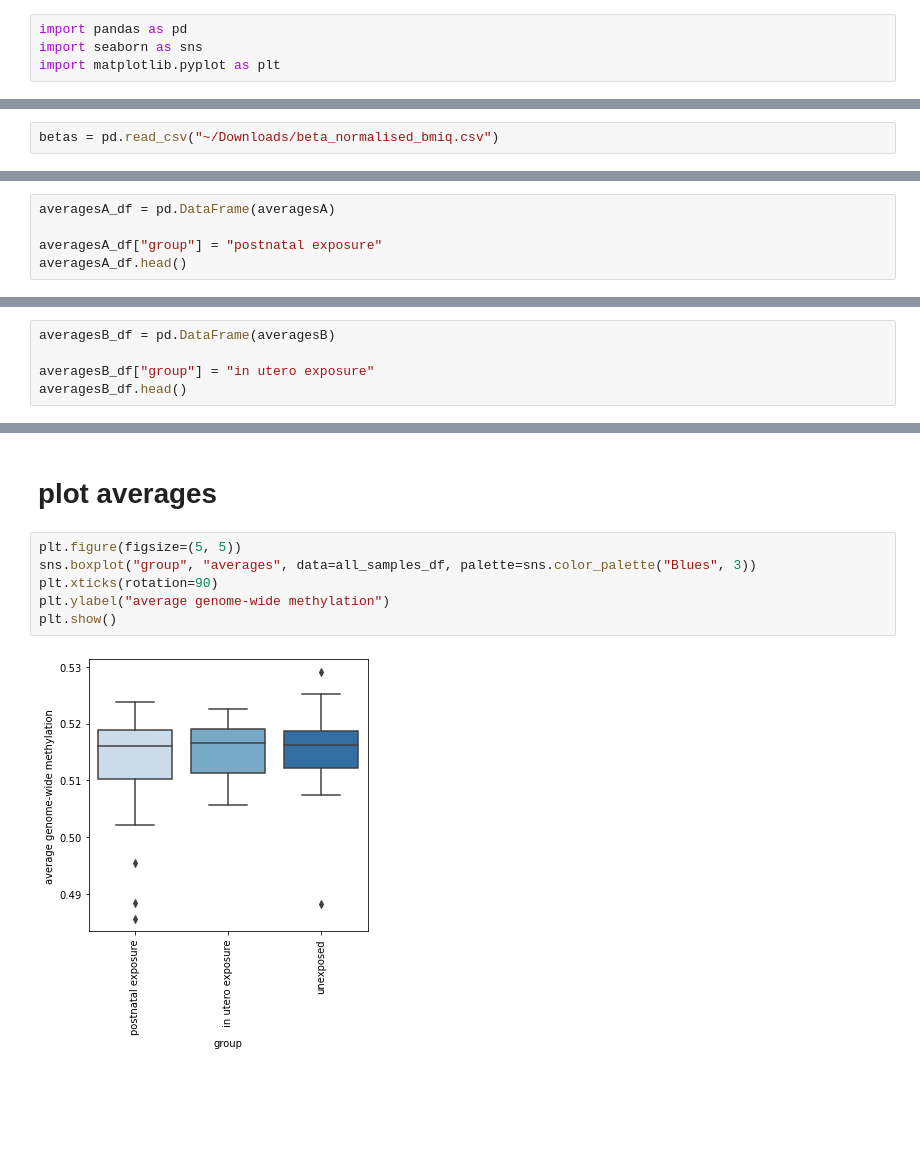
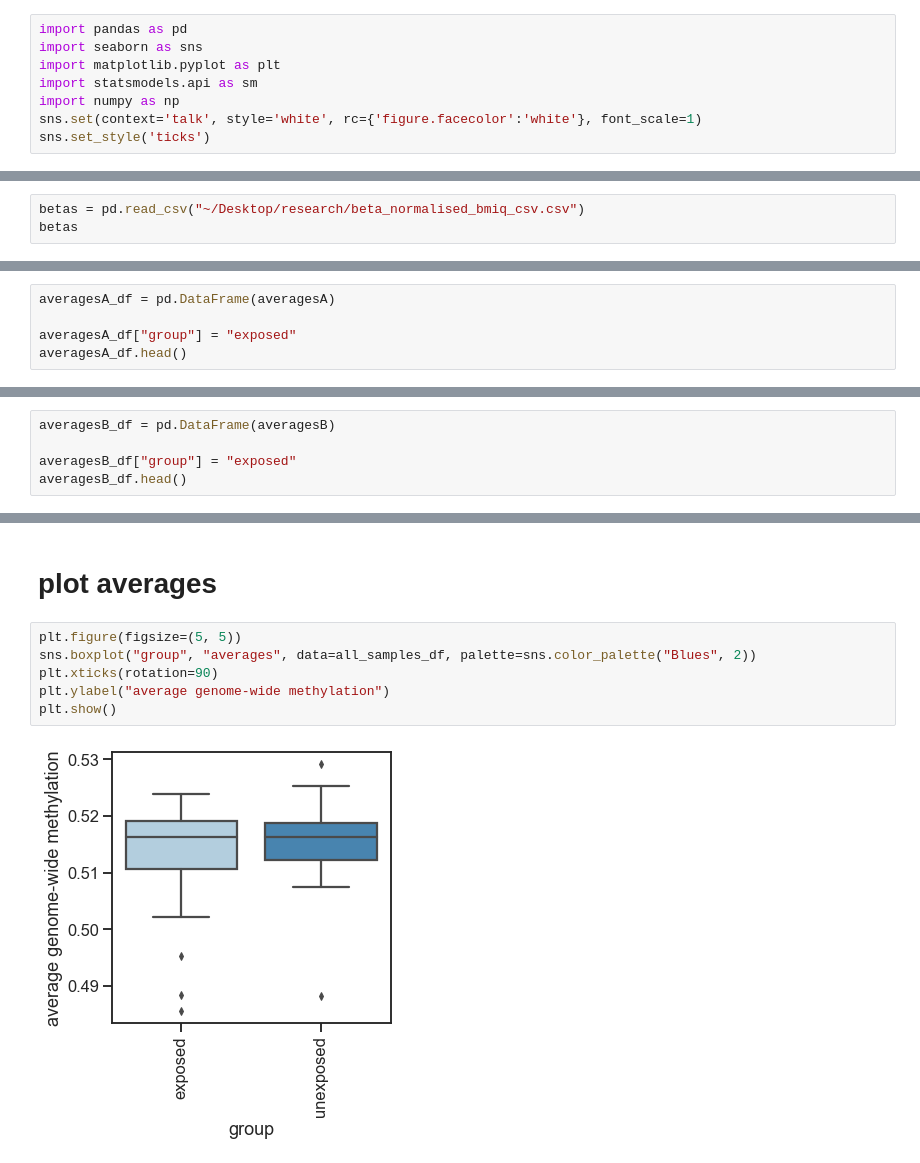
Before and after one commit to zeelthakkar4/analyses, a Jupyter notebook: First_Meth_Analysis_Bangladesh.ipynb, the cells around one changed output, grey strips where cells are left out. Cells and saved outputs as stored; diff of their text form; blank space fills up the shorter version.

```diff
--- a/First_Meth_Analysis_Bangladesh.ipynb
+++ b/First_Meth_Analysis_Bangladesh.ipynb
@@ -9,7 +9,12 @@ Guiding Question: explore the data, look for preliminary differences
 import pandas as pd
 import seaborn as sns
 import matplotlib.pyplot as plt
+import statsmodels.api as sm
+import numpy as np
+sns.set(context='talk', style='white', rc={'figure.facecolor':'white'}, font_scale=1)
+sns.set_style('ticks')
 # %% [markdown]
 # read in data
 # %%
-betas = pd.read_csv("~/Downloads/beta_normalised_bmiq.csv")
+betas = pd.read_csv("~/Desktop/research/beta_normalised_bmiq_csv.csv")
+betas
@@ -124,7 +131,7 @@ print(averagesA)
 # %%
 averagesA_df = pd.DataFrame(averagesA)
 
-averagesA_df["group"] = "postnatal exposure"
+averagesA_df["group"] = "exposed"
 averagesA_df.head()
 # %% [output]
 |  | 0 | group |
@@ -136,7 +143,7 @@ averagesA_df.head()
 # %%
 averagesB_df = pd.DataFrame(averagesB)
 
-averagesB_df["group"] = "in utero exposure"
+averagesB_df["group"] = "exposed"
 averagesB_df.head()
 # %% [output]
 |  | 0 | group |
@@ -164,9 +186,9 @@ all_samples_df.columns = ["averages", "group"]
 # plot averages
 # %%
 plt.figure(figsize=(5, 5))
-sns.boxplot("group", "averages", data=all_samples_df, palette=sns.color_palette("Blues", 3))
+sns.boxplot("group", "averages", data=all_samples_df, palette=sns.color_palette("Blues", 2))
 plt.xticks(rotation=90)
 plt.ylabel("average genome-wide methylation")
 plt.show()
 # %% [output]
-[figure, old version]
+[figure, new version]
```
Also changed, not shown: parts of 81 cells of this notebook, 5 other files.
